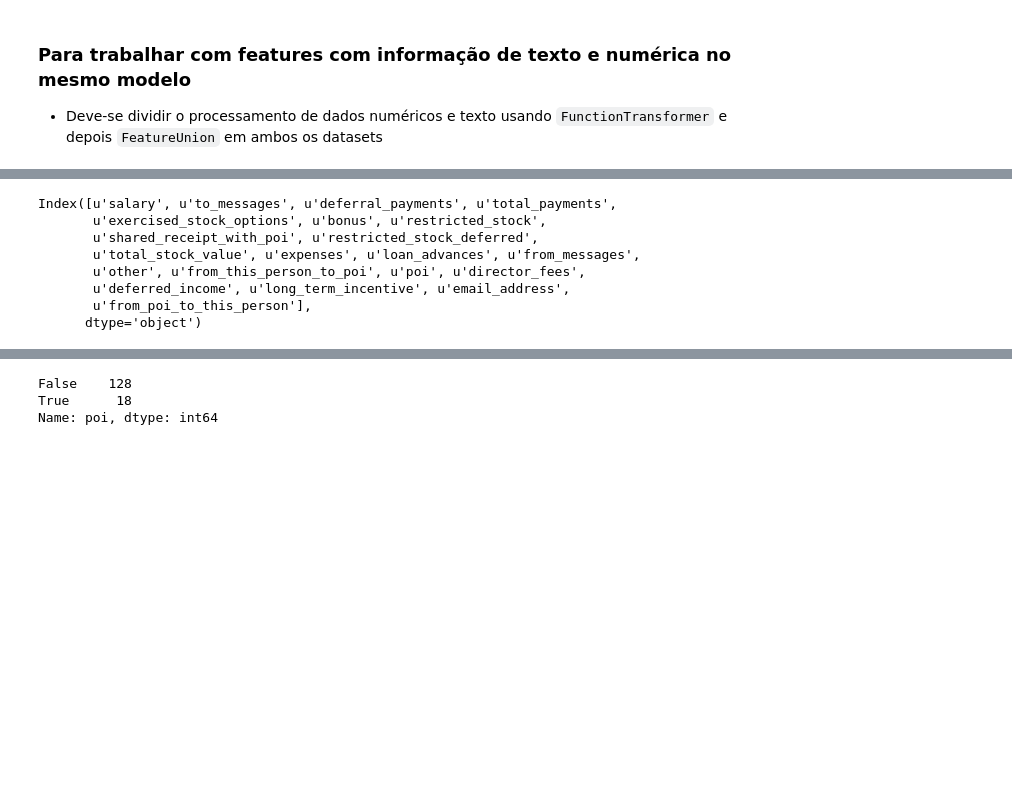
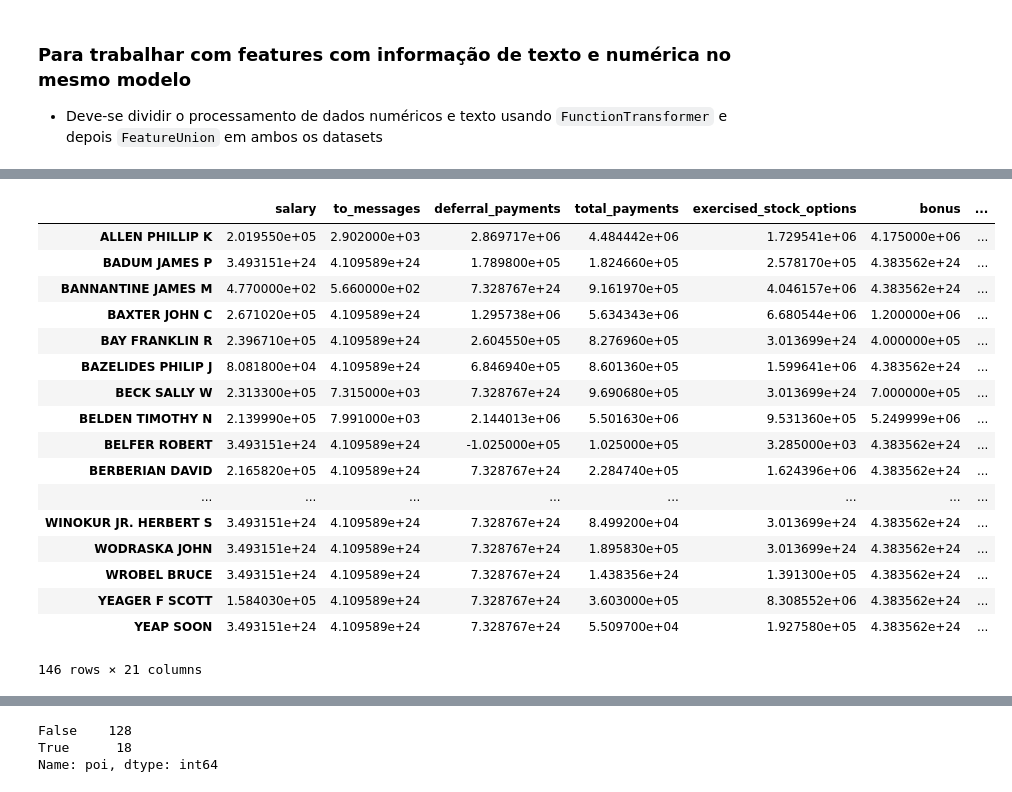
Before and after one commit to GabrielSGoncalves/udacity_nanodegree_datascience2, a Jupyter notebook: final_project/Projeto_Final_Nanodegree_DS_II_GabrielSGoncalves.ipynb, the cells around one changed output, grey strips where cells are left out. Cells and saved outputs as stored; diff of their text form; code cells hidden in the pictures; blank space fills up the shorter version.

```diff
--- a/final_project/Projeto_Final_Nanodegree_DS_II_GabrielSGoncalves.ipynb
+++ b/final_project/Projeto_Final_Nanodegree_DS_II_GabrielSGoncalves.ipynb
@@ -76,16 +63,29 @@ data_dict
 df_enron = pd.DataFrame.from_dict(data_dict, orient='index')
 # %%
 # Fix NaN values
-import numpy as np
-df_enron = df_enron.replace('NaN', np.nan)
+df_enron = df_enron.replace('NaN', 10000000000000000000000000)
+# %%
+df_enron = df_enron.replace(np.nan, 0)
+# %%
+df_enron = df_enron.replace(10000000000000000000000000, df_enron.mean())
 # %%
-df_enron.columns
+df_enron
 # %% [output]
+|  | salary | to_messages | deferral_payments | total_payments | exercised_stock_options | bonus | ... |
+| ALLEN PHILLIP K | 2.019550e+05 | 2.902000e+03 | 2.869717e+06 | 4.484442e+06 | 1.729541e+06 | 4.175000e+06 | ... |
+| BADUM JAMES P | 3.493151e+24 | 4.109589e+24 | 1.789800e+05 | 1.824660e+05 | 2.578170e+05 | 4.383562e+24 | ... |
+| BANNANTINE JAMES M | 4.770000e+02 | 5.660000e+02 | 7.328767e+24 | 9.161970e+05 | 4.046157e+06 | 4.383562e+24 | ... |
+| BAXTER JOHN C | 2.671020e+05 | 4.109589e+24 | 1.295738e+06 | 5.634343e+06 | 6.680544e+06 | 1.200000e+06 | ... |
+| BAY FRANKLIN R | 2.396710e+05 | 4.109589e+24 | 2.604550e+05 | 8.276960e+05 | 3.013699e+24 | 4.000000e+05 | ... |
+| BAZELIDES PHILIP J | 8.081800e+04 | 4.109589e+24 | 6.846940e+05 | 8.601360e+05 | 1.599641e+06 | 4.383562e+24 | ... |
+| BECK SALLY W | 2.313300e+05 | 7.315000e+03 | 7.328767e+24 | 9.690680e+05 | 3.013699e+24 | 7.000000e+05 | ... |
+| BELDEN TIMOTHY N | 2.139990e+05 | 7.991000e+03 | 2.144013e+06 | 5.501630e+06 | 9.531360e+05 | 5.249999e+06 | ... |
+| BELFER ROBERT | 3.493151e+24 | 4.109589e+24 | -1.025000e+05 | 1.025000e+05 | 3.285000e+03 | 4.383562e+24 | ... |
+| BERBERIAN DAVID | 2.165820e+05 | 4.109589e+24 | 7.328767e+24 | 2.284740e+05 | 1.624396e+06 | 4.383562e+24 | ... |
+| ... | ... | ... | ... | ... | ... | ... | ... |
+| WINOKUR JR. HERBERT S | 3.493151e+24 | 4.109589e+24 | 7.328767e+24 | 8.499200e+04 | 3.013699e+24 | 4.383562e+24 | ... |
+| WODRASKA JOHN | 3.493151e+24 | 4.109589e+24 | 7.328767e+24 | 1.895830e+05 | 3.013699e+24 | 4.383562e+24 | ... |
+| WROBEL BRUCE | 3.493151e+24 | 4.109589e+24 | 7.328767e+24 | 1.438356e+24 | 1.391300e+05 | 4.383562e+24 | ... |
+| YEAGER F SCOTT | 1.584030e+05 | 4.109589e+24 | 7.328767e+24 | 3.603000e+05 | 8.308552e+06 | 4.383562e+24 | ... |
+| YEAP SOON | 3.493151e+24 | 4.109589e+24 | 7.328767e+24 | 5.509700e+04 | 1.927580e+05 | 4.383562e+24 | ... |
-Index([u'salary', u'to_messages', u'deferral_payments', u'total_payments',
-       u'exercised_stock_options', u'bonus', u'restricted_stock',
-       u'shared_receipt_with_poi', u'restricted_stock_deferred',
-       u'total_stock_value', u'expenses', u'loan_advances', u'from_messages',
-       u'other', u'from_this_person_to_poi', u'poi', u'director_fees',
-       u'deferred_income', u'long_term_incentive', u'email_address',
-       u'from_poi_to_this_person'],
-      dtype='object')
+146 rows × 21 columns
```
Also changed, not shown: parts of 19 cells of this notebook.
